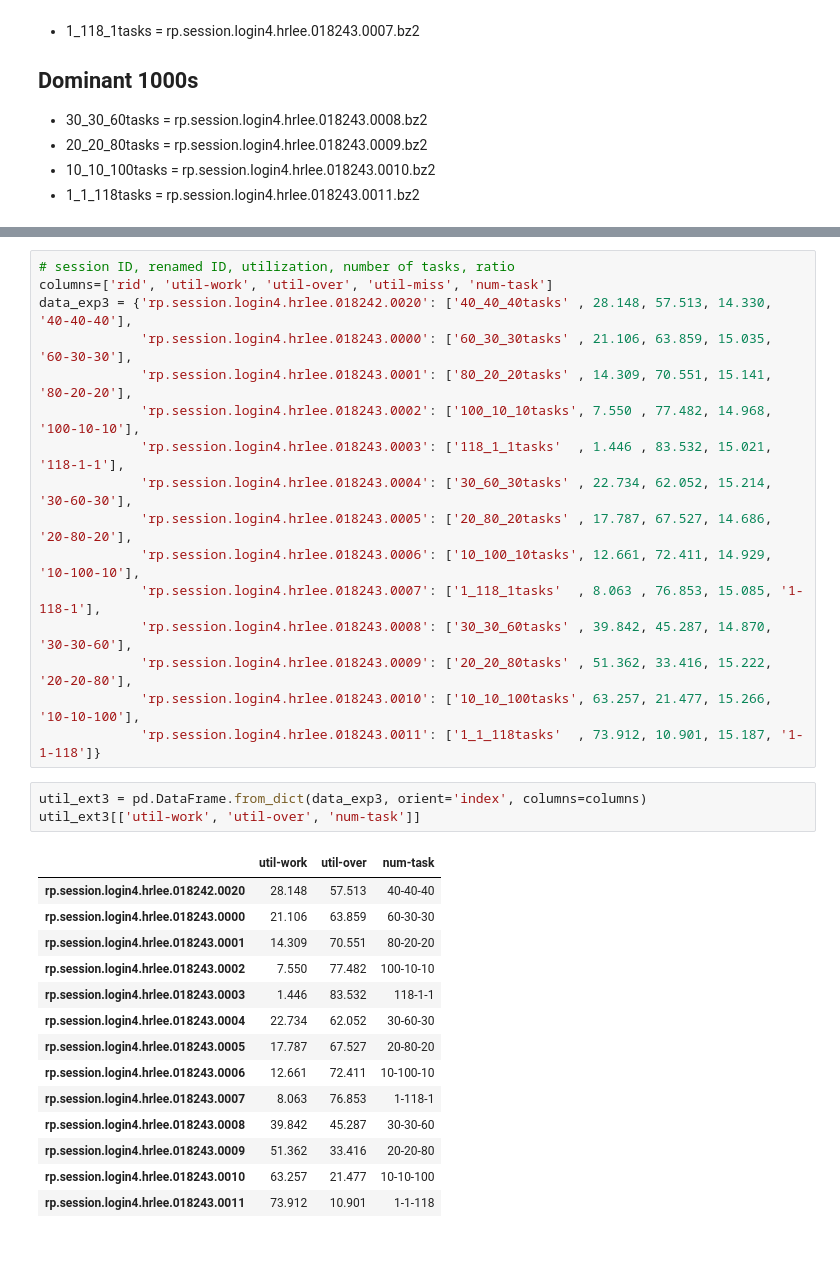
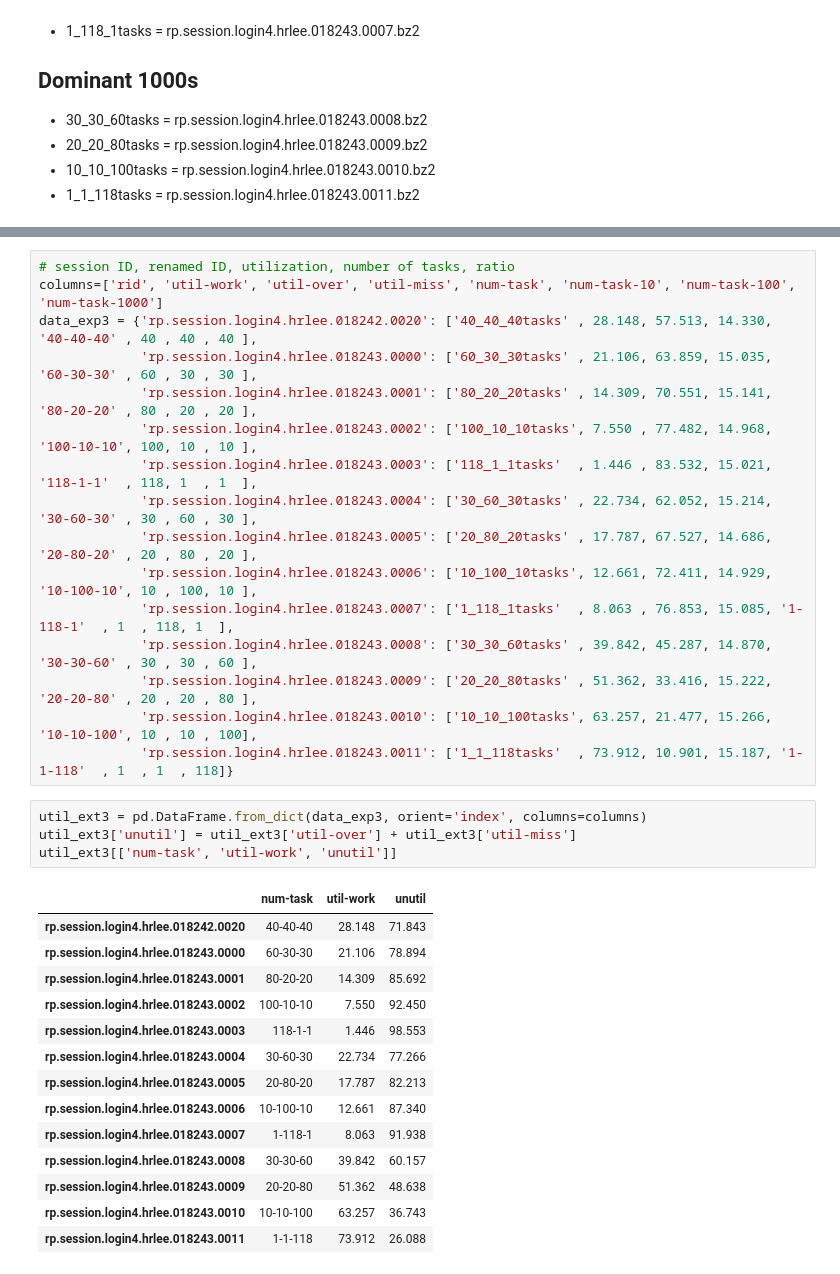
Before and after one commit to radical-experiments/deepdriveMD, a Jupyter notebook: analysis/nonuniform_tasks/nonuniform_tasks.ipynb, the cells around one changed output, grey strips where cells are left out. Saved outputs shown, nothing was run; the diff lists cells and outputs as text.

```diff
--- a/analysis/nonuniform_tasks/nonuniform_tasks.ipynb
+++ b/analysis/nonuniform_tasks/nonuniform_tasks.ipynb
@@ -76,34 +76,35 @@ exp3_sids = ['../data/nonuniform_tasks/exp3/rp.session.login4.hrlee.018243.0000'
 # %%
 # session ID, renamed ID, utilization, number of tasks, ratio
-columns=['rid', 'util-work', 'util-over', 'util-miss', 'num-task']
-data_exp3 = {'rp.session.login4.hrlee.018242.0020': ['40_40_40tasks' , 28.148, 57.513, 14.330, '40-40-40'],
-             'rp.session.login4.hrlee.018243.0000': ['60_30_30tasks' , 21.106, 63.859, 15.035, '60-30-30'],
-             'rp.session.login4.hrlee.018243.0001': ['80_20_20tasks' , 14.309, 70.551, 15.141, '80-20-20'],
-             'rp.session.login4.hrlee.018243.0002': ['100_10_10tasks', 7.550 , 77.482, 14.968, '100-10-10'],
-             'rp.session.login4.hrlee.018243.0003': ['118_1_1tasks'  , 1.446 , 83.532, 15.021, '118-1-1'],
-             'rp.session.login4.hrlee.018243.0004': ['30_60_30tasks' , 22.734, 62.052, 15.214, '30-60-30'],
-             'rp.session.login4.hrlee.018243.0005': ['20_80_20tasks' , 17.787, 67.527, 14.686, '20-80-20'],
-             'rp.session.login4.hrlee.018243.0006': ['10_100_10tasks', 12.661, 72.411, 14.929, '10-100-10'],
-             'rp.session.login4.hrlee.018243.0007': ['1_118_1tasks'  , 8.063 , 76.853, 15.085, '1-118-1'],
-             'rp.session.login4.hrlee.018243.0008': ['30_30_60tasks' , 39.842, 45.287, 14.870, '30-30-60'],
-             'rp.session.login4.hrlee.018243.0009': ['20_20_80tasks' , 51.362, 33.416, 15.222, '20-20-80'],
-             'rp.session.login4.hrlee.018243.0010': ['10_10_100tasks', 63.257, 21.477, 15.266, '10-10-100'],
-             'rp.session.login4.hrlee.018243.0011': ['1_1_118tasks'  , 73.912, 10.901, 15.187, '1-1-118']}
+columns=['rid', 'util-work', 'util-over', 'util-miss', 'num-task', 'num-task-10', 'num-task-100', 'num-task-1000']
+data_exp3 = {'rp.session.login4.hrlee.018242.0020': ['40_40_40tasks' , 28.148, 57.513, 14.330, '40-40-40' , 40 , 40 , 40 ],
+             'rp.session.login4.hrlee.018243.0000': ['60_30_30tasks' , 21.106, 63.859, 15.035, '60-30-30' , 60 , 30 , 30 ],
+             'rp.session.login4.hrlee.018243.0001': ['80_20_20tasks' , 14.309, 70.551, 15.141, '80-20-20' , 80 , 20 , 20 ],
+             'rp.session.login4.hrlee.018243.0002': ['100_10_10tasks', 7.550 , 77.482, 14.968, '100-10-10', 100, 10 , 10 ],
+             'rp.session.login4.hrlee.018243.0003': ['118_1_1tasks'  , 1.446 , 83.532, 15.021, '118-1-1'  , 118, 1  , 1  ],
+             'rp.session.login4.hrlee.018243.0004': ['30_60_30tasks' , 22.734, 62.052, 15.214, '30-60-30' , 30 , 60 , 30 ],
+             'rp.session.login4.hrlee.018243.0005': ['20_80_20tasks' , 17.787, 67.527, 14.686, '20-80-20' , 20 , 80 , 20 ],
+             'rp.session.login4.hrlee.018243.0006': ['10_100_10tasks', 12.661, 72.411, 14.929, '10-100-10', 10 , 100, 10 ],
+             'rp.session.login4.hrlee.018243.0007': ['1_118_1tasks'  , 8.063 , 76.853, 15.085, '1-118-1'  , 1  , 118, 1  ],
+             'rp.session.login4.hrlee.018243.0008': ['30_30_60tasks' , 39.842, 45.287, 14.870, '30-30-60' , 30 , 30 , 60 ],
+             'rp.session.login4.hrlee.018243.0009': ['20_20_80tasks' , 51.362, 33.416, 15.222, '20-20-80' , 20 , 20 , 80 ],
+             'rp.session.login4.hrlee.018243.0010': ['10_10_100tasks', 63.257, 21.477, 15.266, '10-10-100', 10 , 10 , 100],
+             'rp.session.login4.hrlee.018243.0011': ['1_1_118tasks'  , 73.912, 10.901, 15.187, '1-1-118'  , 1  , 1  , 118]}
 # %%
 util_ext3 = pd.DataFrame.from_dict(data_exp3, orient='index', columns=columns)
-util_ext3[['util-work', 'util-over', 'num-task']]
+util_ext3['unutil'] = util_ext3['util-over'] + util_ext3['util-miss']
+util_ext3[['num-task', 'util-work', 'unutil']]
 # %% [output]
-|  | util-work | util-over | num-task |
-| rp.session.login4.hrlee.018242.0020 | 28.148 | 57.513 | 40-40-40 |
-| rp.session.login4.hrlee.018243.0000 | 21.106 | 63.859 | 60-30-30 |
-| rp.session.login4.hrlee.018243.0001 | 14.309 | 70.551 | 80-20-20 |
-| rp.session.login4.hrlee.018243.0002 | 7.550 | 77.482 | 100-10-10 |
-| rp.session.login4.hrlee.018243.0003 | 1.446 | 83.532 | 118-1-1 |
-| rp.session.login4.hrlee.018243.0004 | 22.734 | 62.052 | 30-60-30 |
-| rp.session.login4.hrlee.018243.0005 | 17.787 | 67.527 | 20-80-20 |
-| rp.session.login4.hrlee.018243.0006 | 12.661 | 72.411 | 10-100-10 |
-| rp.session.login4.hrlee.018243.0007 | 8.063 | 76.853 | 1-118-1 |
-| rp.session.login4.hrlee.018243.0008 | 39.842 | 45.287 | 30-30-60 |
-| rp.session.login4.hrlee.018243.0009 | 51.362 | 33.416 | 20-20-80 |
-| rp.session.login4.hrlee.018243.0010 | 63.257 | 21.477 | 10-10-100 |
-| rp.session.login4.hrlee.018243.0011 | 73.912 | 10.901 | 1-1-118 |
+|  | num-task | util-work | unutil |
+| rp.session.login4.hrlee.018242.0020 | 40-40-40 | 28.148 | 71.843 |
+| rp.session.login4.hrlee.018243.0000 | 60-30-30 | 21.106 | 78.894 |
+| rp.session.login4.hrlee.018243.0001 | 80-20-20 | 14.309 | 85.692 |
+| rp.session.login4.hrlee.018243.0002 | 100-10-10 | 7.550 | 92.450 |
+| rp.session.login4.hrlee.018243.0003 | 118-1-1 | 1.446 | 98.553 |
+| rp.session.login4.hrlee.018243.0004 | 30-60-30 | 22.734 | 77.266 |
+| rp.session.login4.hrlee.018243.0005 | 20-80-20 | 17.787 | 82.213 |
+| rp.session.login4.hrlee.018243.0006 | 10-100-10 | 12.661 | 87.340 |
+| rp.session.login4.hrlee.018243.0007 | 1-118-1 | 8.063 | 91.938 |
+| rp.session.login4.hrlee.018243.0008 | 30-30-60 | 39.842 | 60.157 |
+| rp.session.login4.hrlee.018243.0009 | 20-20-80 | 51.362 | 48.638 |
+| rp.session.login4.hrlee.018243.0010 | 10-10-100 | 63.257 | 36.743 |
+| rp.session.login4.hrlee.018243.0011 | 1-1-118 | 73.912 | 26.088 |
```
Also changed, not shown: parts of 6 cells of this notebook, 2 other files.
